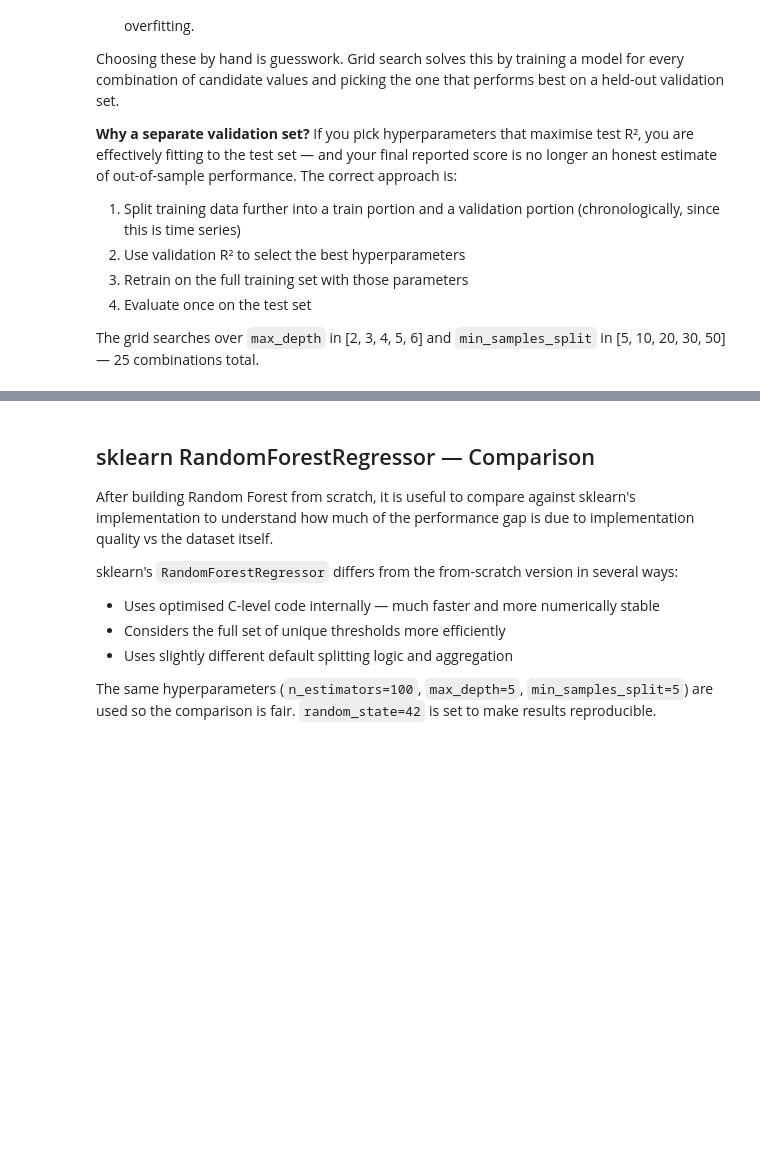
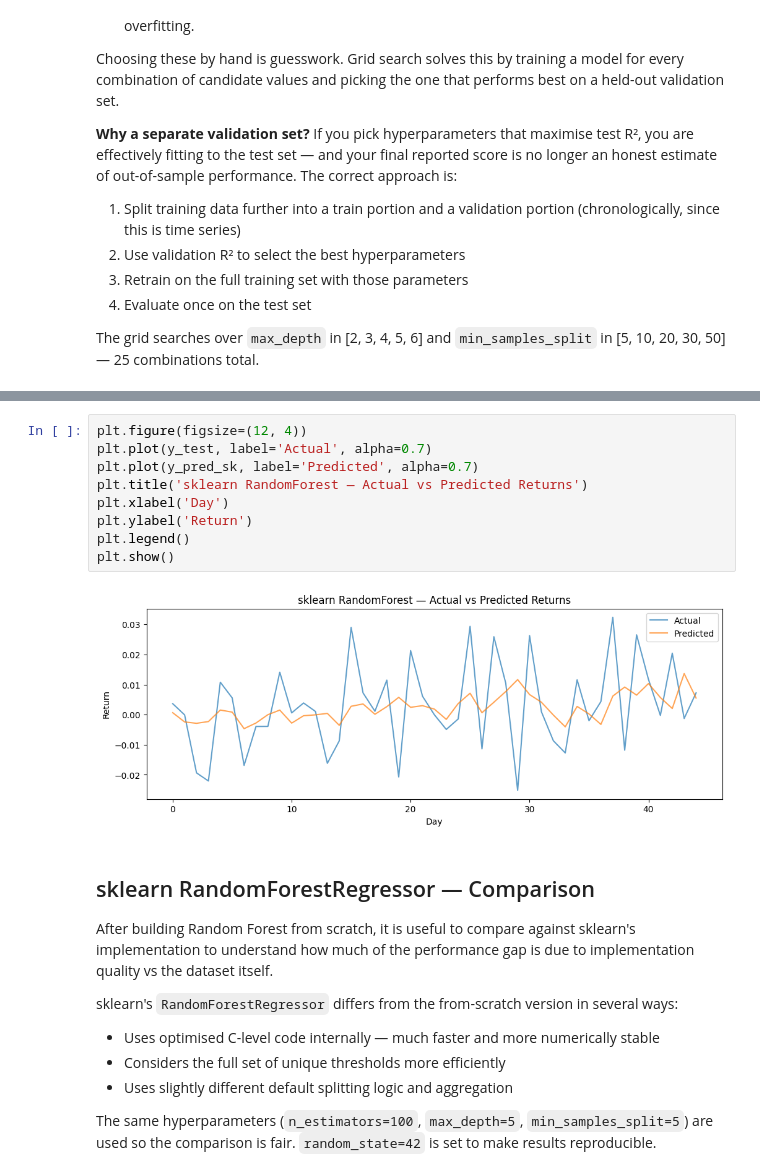
Before and after one commit to thehiaguy/StockReturnPred, a Jupyter notebook: notebooks/main.ipynb, the cells around one changed output, grey strips where cells are left out. Saved outputs shown, nothing was run; the diff lists cells and outputs as text; blank space fills up the shorter version.

```diff
--- a/notebooks/main.ipynb
+++ b/notebooks/main.ipynb
@@ -755,3 +773,14 @@ MSE:      0.000180
+# %%
+plt.figure(figsize=(12, 4))
+plt.plot(y_test, label='Actual', alpha=0.7)
+plt.plot(y_pred_sk, label='Predicted', alpha=0.7)
+plt.title('sklearn RandomForest — Actual vs Predicted Returns')
+plt.xlabel('Day')
+plt.ylabel('Return')
+plt.legend()
+plt.show()
+# %% [output]
+[figure, added]
 # %% [markdown]
 ## sklearn RandomForestRegressor — Comparison
 
```
Also changed, not shown: parts of 25 cells of this notebook, 9 other files.
